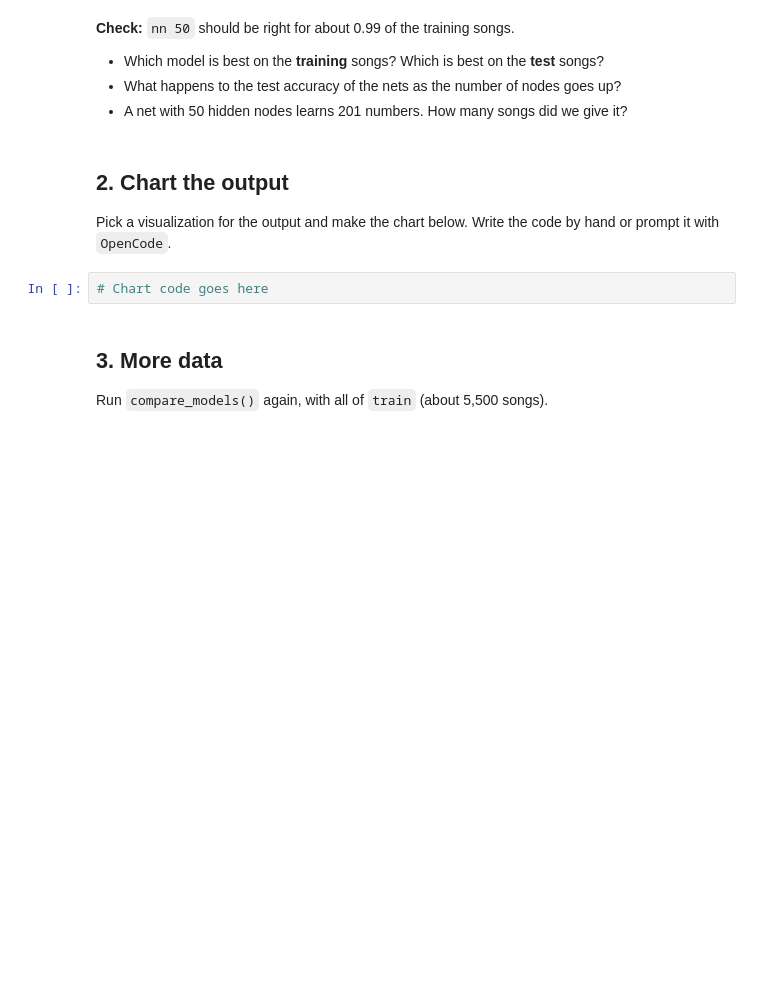
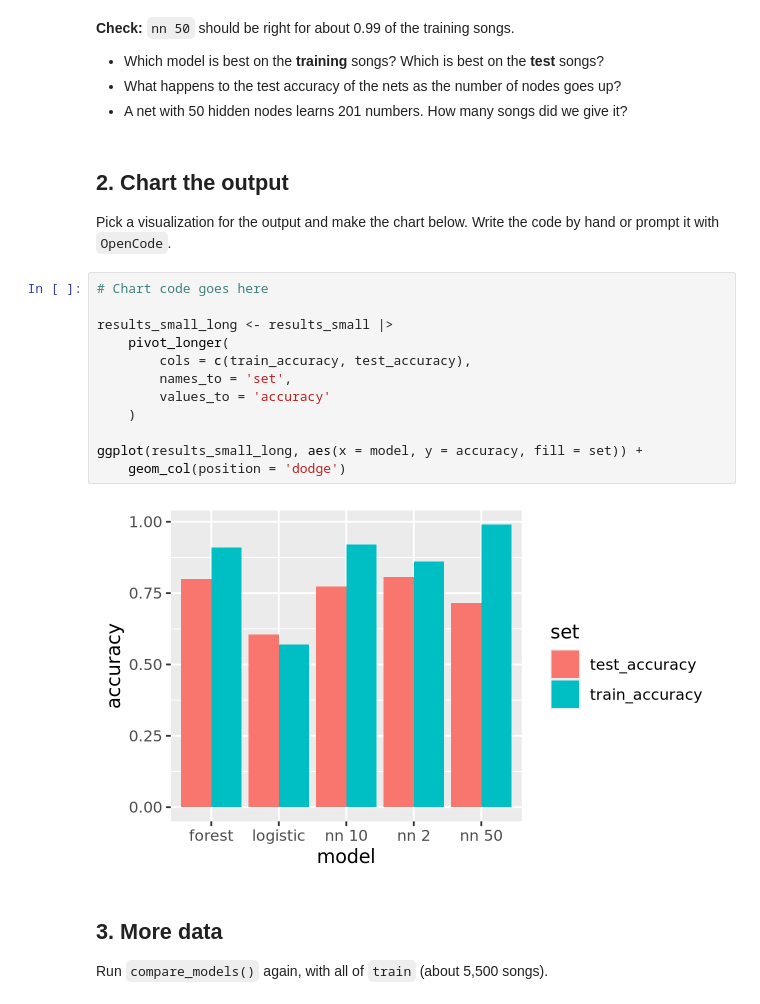
Before and after one commit to jleet-unc/512codespace, a Jupyter notebook: exercises/16-nn-exercise.ipynb, the cells around one changed output. Cells and saved outputs as stored; diff of their text form; blank space fills up the shorter version.

```diff
--- a/exercises/16-nn-exercise.ipynb
+++ b/exercises/16-nn-exercise.ipynb
@@ -104,6 +114,18 @@ results_small
 Pick a visualization for the output and make the chart below. Write the code by hand or prompt it with `OpenCode`.
 # %%
 # Chart code goes here
+
+results_small_long <- results_small |>
+    pivot_longer(
+        cols = c(train_accuracy, test_accuracy),
+        names_to = 'set',
+        values_to = 'accuracy'
+    )
+
+ggplot(results_small_long, aes(x = model, y = accuracy, fill = set)) +
+    geom_col(position = 'dodge')
+# %% [output]
+[figure, added]
 # %% [markdown]
 ## 3. More data
 
```
Also changed, not shown: parts of 5 cells of this notebook.
